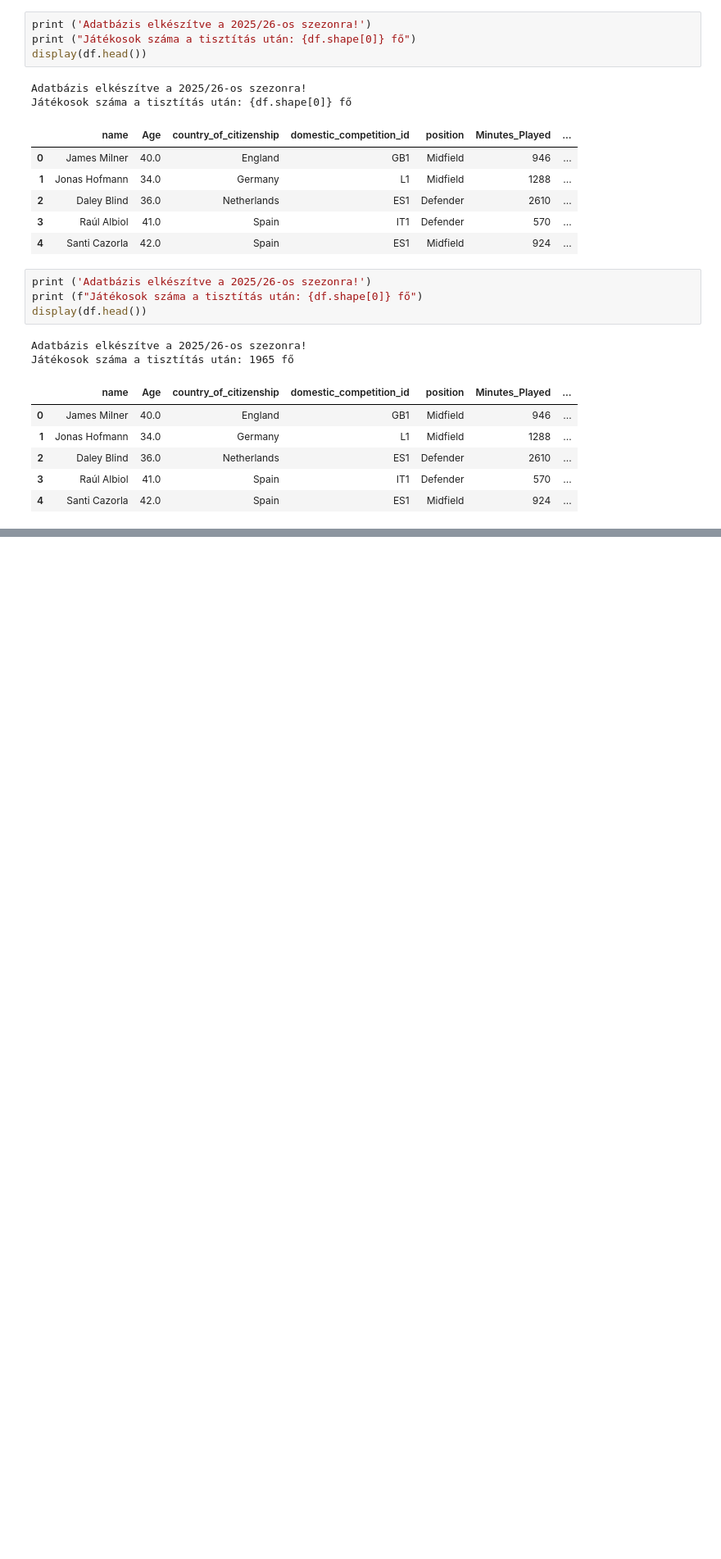
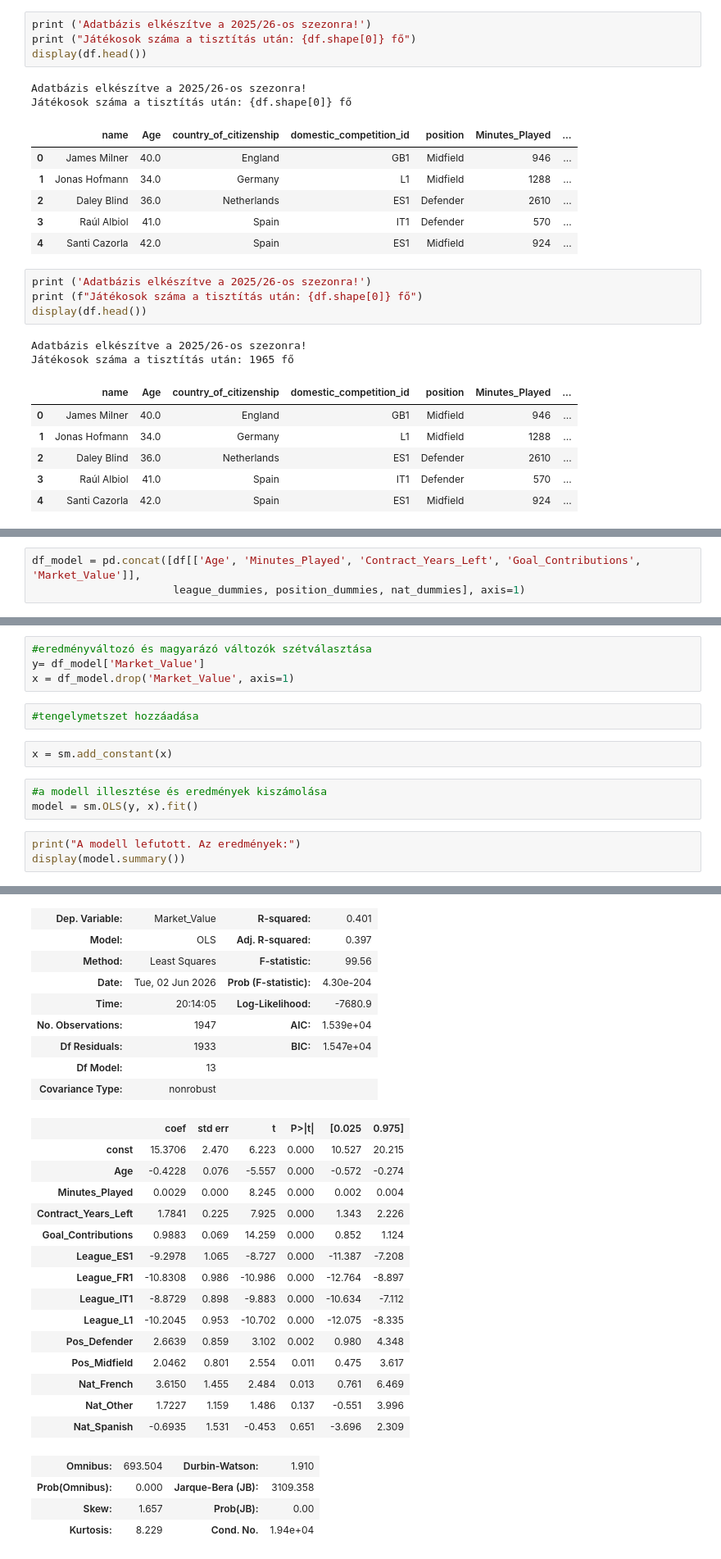
Before and after one commit to BartusSoma/football-market-value-analysis, a Jupyter notebook: Football_Market_Value_Regression.ipynb, the cells around one changed output, grey strips where cells are left out. Shown at 82% size. Cells and saved outputs as stored; diff of their text form; blank space fills up the shorter version.

```diff
--- a/Football_Market_Value_Regression.ipynb
+++ b/Football_Market_Value_Regression.ipynb
@@ -362,0 +448,3 @@ Játékosok száma a tisztítás után: 1965 fő
+# %%
+df_model = pd.concat([df[['Age', 'Minutes_Played', 'Contract_Years_Left', 'Goal_Contributions', 'Market_Value']],
+                      league_dummies, position_dummies, nat_dummies], axis=1)
@@ -362,0 +466,15 @@ Játékosok száma a tisztítás után: 1965 fő
+# %%
+#eredményváltozó és magyarázó változók szétválasztása
+y= df_model['Market_Value']
+x = df_model.drop('Market_Value', axis=1)
+# %%
+#tengelymetszet hozzáadása
+# %%
+x = sm.add_constant(x)
+# %%
+#a modell illesztése és eredmények kiszámolása
+model = sm.OLS(y, x).fit()
+# %%
+print("A modell lefutott. Az eredmények:")
+display(model.summary())
+# %% [output]
@@ -362,0 +483,28 @@ Játékosok száma a tisztítás után: 1965 fő
+| Dep. Variable: | Market_Value | R-squared: | 0.401 |
+| Model: | OLS | Adj. R-squared: | 0.397 |
+| Method: | Least Squares | F-statistic: | 99.56 |
+| Date: | Tue, 02 Jun 2026 | Prob (F-statistic): | 4.30e-204 |
+| Time: | 20:14:05 | Log-Likelihood: | -7680.9 |
+| No. Observations: | 1947 | AIC: | 1.539e+04 |
+| Df Residuals: | 1933 | BIC: | 1.547e+04 |
+| Df Model: | 13 |  |  |
+| Covariance Type: | nonrobust |  |  |
+|  | coef | std err | t | P>|t| | [0.025 | 0.975] |
+| const | 15.3706 | 2.470 | 6.223 | 0.000 | 10.527 | 20.215 |
+| Age | -0.4228 | 0.076 | -5.557 | 0.000 | -0.572 | -0.274 |
+| Minutes_Played | 0.0029 | 0.000 | 8.245 | 0.000 | 0.002 | 0.004 |
+| Contract_Years_Left | 1.7841 | 0.225 | 7.925 | 0.000 | 1.343 | 2.226 |
+| Goal_Contributions | 0.9883 | 0.069 | 14.259 | 0.000 | 0.852 | 1.124 |
+| League_ES1 | -9.2978 | 1.065 | -8.727 | 0.000 | -11.387 | -7.208 |
+| League_FR1 | -10.8308 | 0.986 | -10.986 | 0.000 | -12.764 | -8.897 |
+| League_IT1 | -8.8729 | 0.898 | -9.883 | 0.000 | -10.634 | -7.112 |
+| League_L1 | -10.2045 | 0.953 | -10.702 | 0.000 | -12.075 | -8.335 |
+| Pos_Defender | 2.6639 | 0.859 | 3.102 | 0.002 | 0.980 | 4.348 |
+| Pos_Midfield | 2.0462 | 0.801 | 2.554 | 0.011 | 0.475 | 3.617 |
+| Nat_French | 3.6150 | 1.455 | 2.484 | 0.013 | 0.761 | 6.469 |
+| Nat_Other | 1.7227 | 1.159 | 1.486 | 0.137 | -0.551 | 3.996 |
+| Nat_Spanish | -0.6935 | 1.531 | -0.453 | 0.651 | -3.696 | 2.309 |
+| Omnibus: | 693.504 | Durbin-Watson: | 1.910 |
+| Prob(Omnibus): | 0.000 | Jarque-Bera (JB): | 3109.358 |
+| Skew: | 1.657 | Prob(JB): | 0.00 |
+| Kurtosis: | 8.229 | Cond. No. | 1.94e+04 |
```
Also changed, not shown: parts of 15 cells of this notebook.
